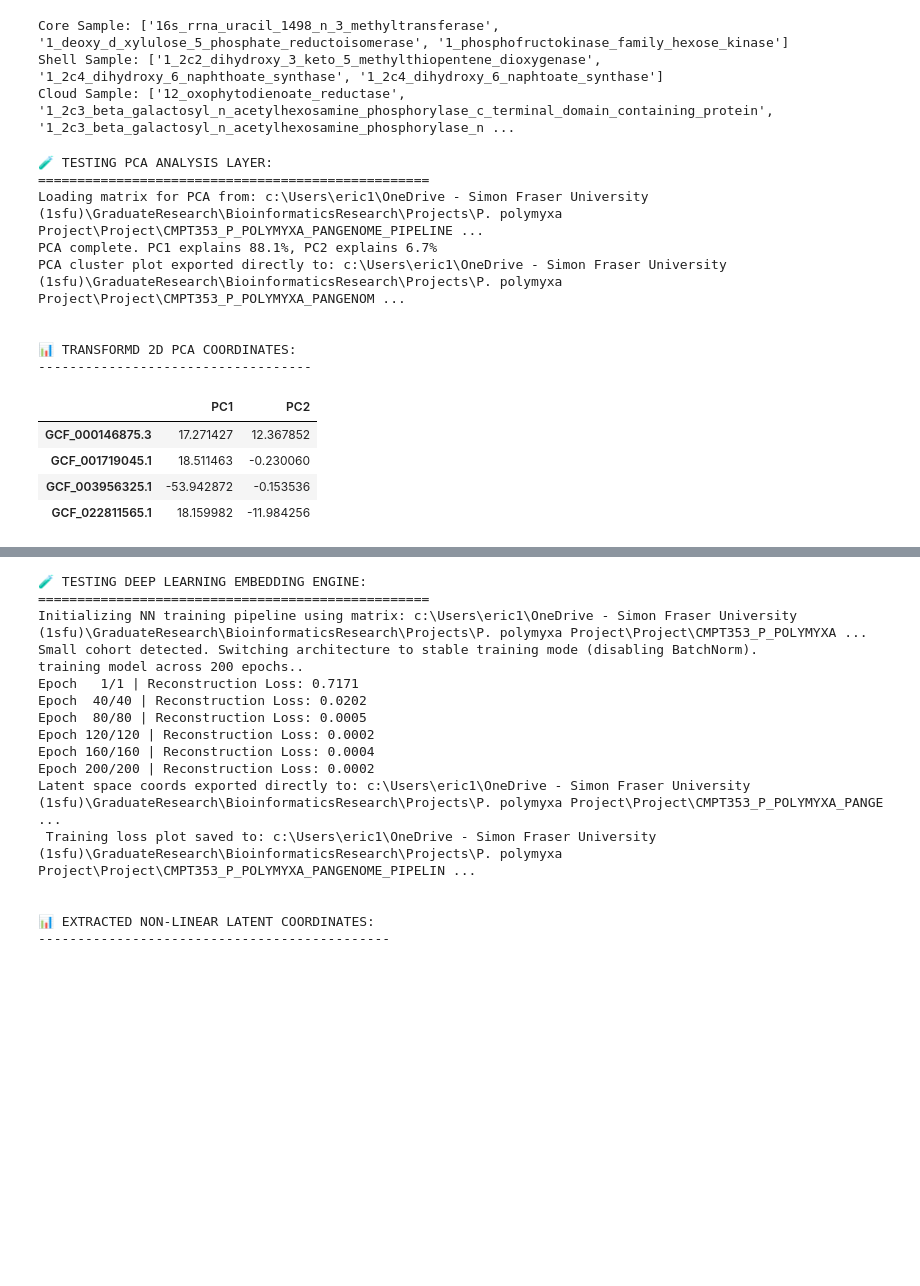
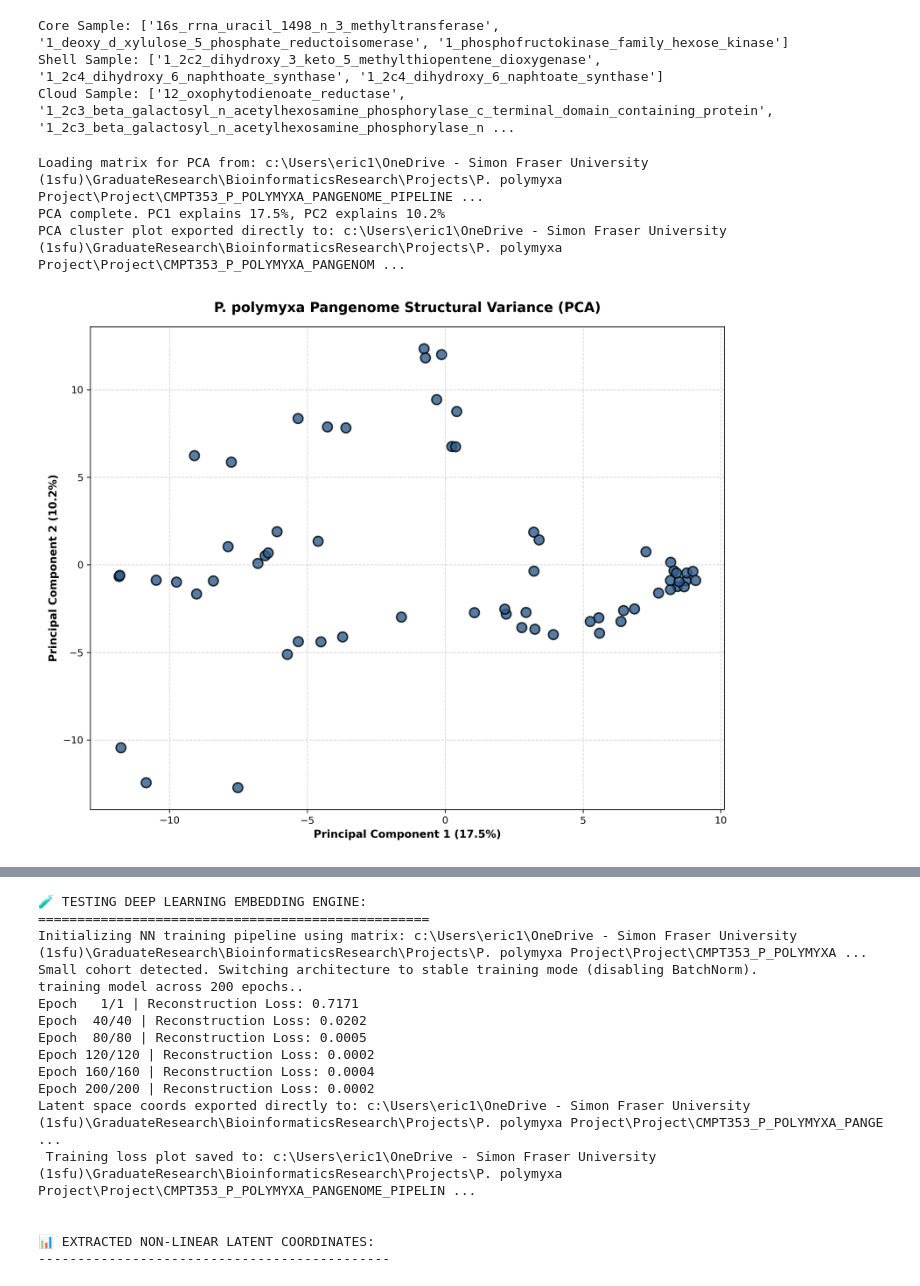
Before and after one commit to eric1162004/CMPT353_P_POLYMYXA_PANGENOME_PIPELINE, a Jupyter notebook: CONTROL_PANEL.ipynb, the cells around one changed output, grey strips where cells are left out. Cells and saved outputs as stored; diff of their text form; code cells hidden in the pictures; blank space fills up the shorter version.

```diff
--- a/CONTROL_PANEL.ipynb
+++ b/CONTROL_PANEL.ipynb
@@ -54,32 +54,21 @@ Core Sample: ['16s_rrna_uracil_1498_n_3_methyltransferase', '1_deoxy_d_xylulose_
 Shell Sample: ['1_2c2_dihydroxy_3_keto_5_methylthiopentene_dioxygenase', '1_2c4_dihydroxy_6_naphthoate_synthase', '1_2c4_dihydroxy_6_naphtoate_synthase']
 Cloud Sample: ['12_oxophytodienoate_reductase', '1_2c3_beta_galactosyl_n_acetylhexosamine_phosphorylase_c_terminal_domain_containing_protein', '1_2c3_beta_galactosyl_n_acetylhexosamine_phosphorylase_n ...
 # %%
-# Cell 5
+# Run PCA dimensionality reduction
 from src.pca_analysis import run_pca_analysis
-
-print("🧪 TESTING PCA ANALYSIS LAYER:")
-print("=" * 50)
-
-# Run PCA dimensionality reduction
 pca_coords = run_pca_analysis()
 
 if pca_coords is not None:
-    print("\n📊 TRANSFORMD 2D PCA COORDINATES:")
-    print("-" * 35)
-    display(pca_coords)
+    #print("\n📊 TRANSFORMD 2D PCA COORDINATES:")
+    #print("-" * 35)
+    #display(pca_coords)
+
+    from IPython.display import Image, display
+    import config
+    display(Image(filename=config.PCA_PLOT))
 # %% [output]
-🧪 TESTING PCA ANALYSIS LAYER:
-==================================================
 Loading matrix for PCA from: c:\Users\eric1\OneDrive - Simon Fraser University (1sfu)\GraduateResearch\BioinformaticsResearch\Projects\P. polymyxa Project\Project\CMPT353_P_POLYMYXA_PANGENOME_PIPELINE ...
-PCA complete. PC1 explains 88.1%, PC2 explains 6.7%
+PCA complete. PC1 explains 17.5%, PC2 explains 10.2%
 PCA cluster plot exported directly to: c:\Users\eric1\OneDrive - Simon Fraser University (1sfu)\GraduateResearch\BioinformaticsResearch\Projects\P. polymyxa Project\Project\CMPT353_P_POLYMYXA_PANGENOM ...
-
-
-📊 TRANSFORMD 2D PCA COORDINATES:
------------------------------------
-|  | PC1 | PC2 |
-| GCF_000146875.3 | 17.271427 | 12.367852 |
-| GCF_001719045.1 | 18.511463 | -0.230060 |
-| GCF_003956325.1 | -53.942872 | -0.153536 |
-| GCF_022811565.1 | 18.159982 | -11.984256 |
+[figure, added]
 # %%
```
Also changed, not shown: parts of 2 cells of this notebook, 3 other files.
